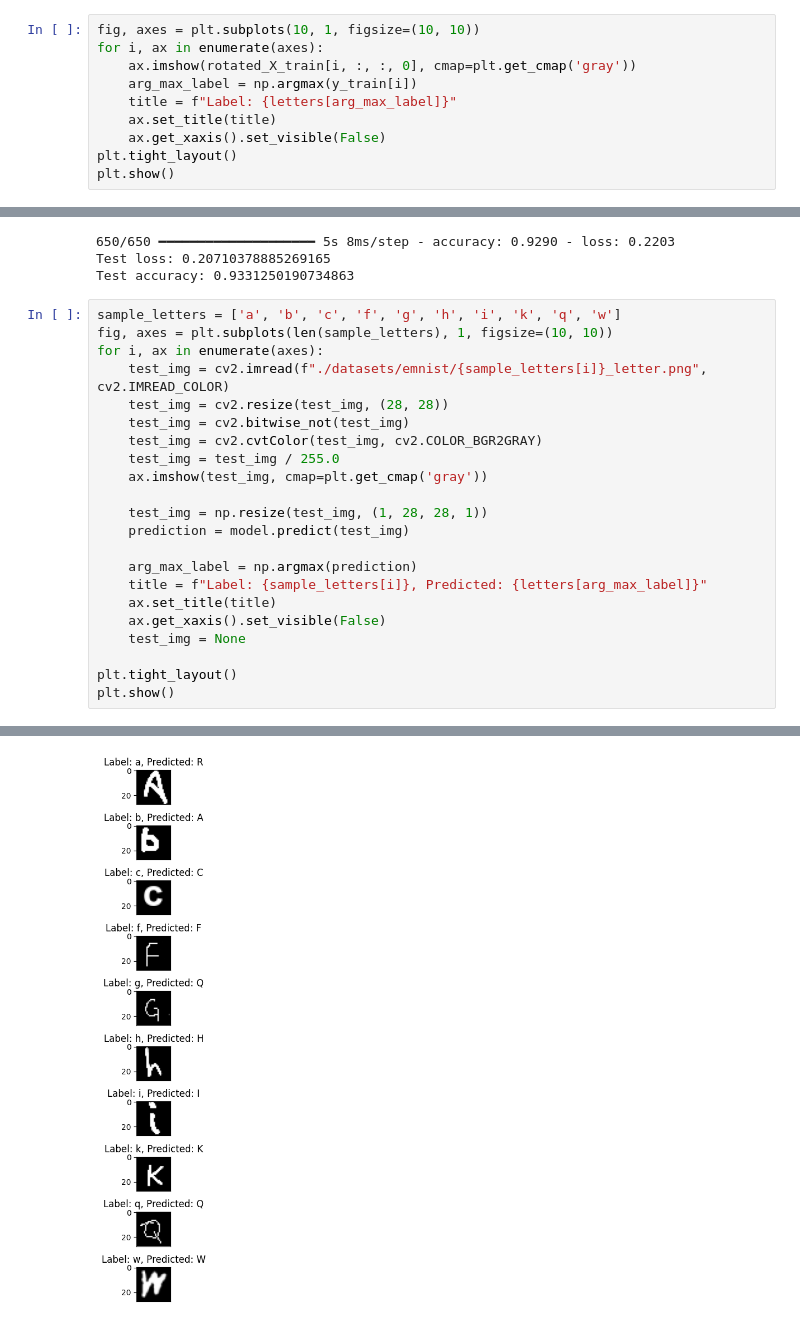
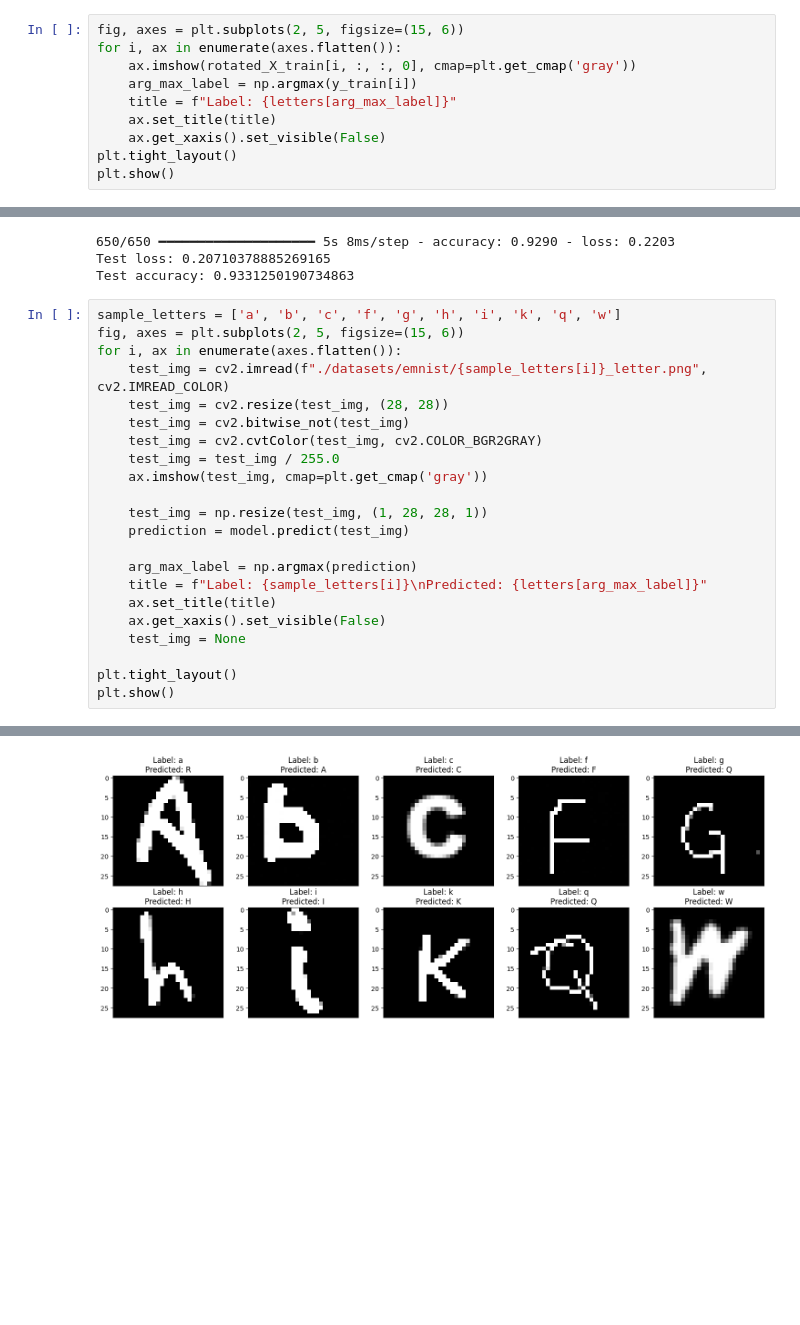
Before and after one commit to jresendiz27/CIC_AIDiploma2025, a Jupyter notebook: notebooks/EMNIST.ipynb, the cells around one changed output, grey strips where cells are left out. Saved outputs shown, nothing was run; the diff lists cells and outputs as text; blank space fills up the shorter version.

```diff
--- a/notebooks/EMNIST.ipynb
+++ b/notebooks/EMNIST.ipynb
@@ -48,8 +48,8 @@ y_test = to_categorical(y_test)
 # %% [markdown]
 Ahora visualizamos los datos.
 # %%
-fig, axes = plt.subplots(10, 1, figsize=(10, 10))
-for i, ax in enumerate(axes):
+fig, axes = plt.subplots(2, 5, figsize=(15, 6))
+for i, ax in enumerate(axes.flatten()):
     ax.imshow(rotated_X_train[i, :, :, 0], cmap=plt.get_cmap('gray'))
     arg_max_label = np.argmax(y_train[i])
     title = f"Label: {letters[arg_max_label]}"
@@ -135,8 +135,8 @@ Test loss: 0.20710378885269165
 Test accuracy: 0.9331250190734863
 # %%
 sample_letters = ['a', 'b', 'c', 'f', 'g', 'h', 'i', 'k', 'q', 'w']
-fig, axes = plt.subplots(len(sample_letters), 1, figsize=(10, 10))
-for i, ax in enumerate(axes):
+fig, axes = plt.subplots(2, 5, figsize=(15, 6))
+for i, ax in enumerate(axes.flatten()):
     test_img = cv2.imread(f"./datasets/emnist/{sample_letters[i]}_letter.png", cv2.IMREAD_COLOR)
     test_img = cv2.resize(test_img, (28, 28))
     test_img = cv2.bitwise_not(test_img)
@@ -148,7 +148,7 @@ for i, ax in enumerate(axes):
     prediction = model.predict(test_img)
 
     arg_max_label = np.argmax(prediction)
-    title = f"Label: {sample_letters[i]}, Predicted: {letters[arg_max_label]}"
+    title = f"Label: {sample_letters[i]}\nPredicted: {letters[arg_max_label]}"
     ax.set_title(title)
     ax.get_xaxis().set_visible(False)
     test_img = None
@@ -169 +169 @@ plt.show()
-[figure, old version]
+[figure, new version]
```
Also changed, not shown: parts of 2 cells of this notebook.
